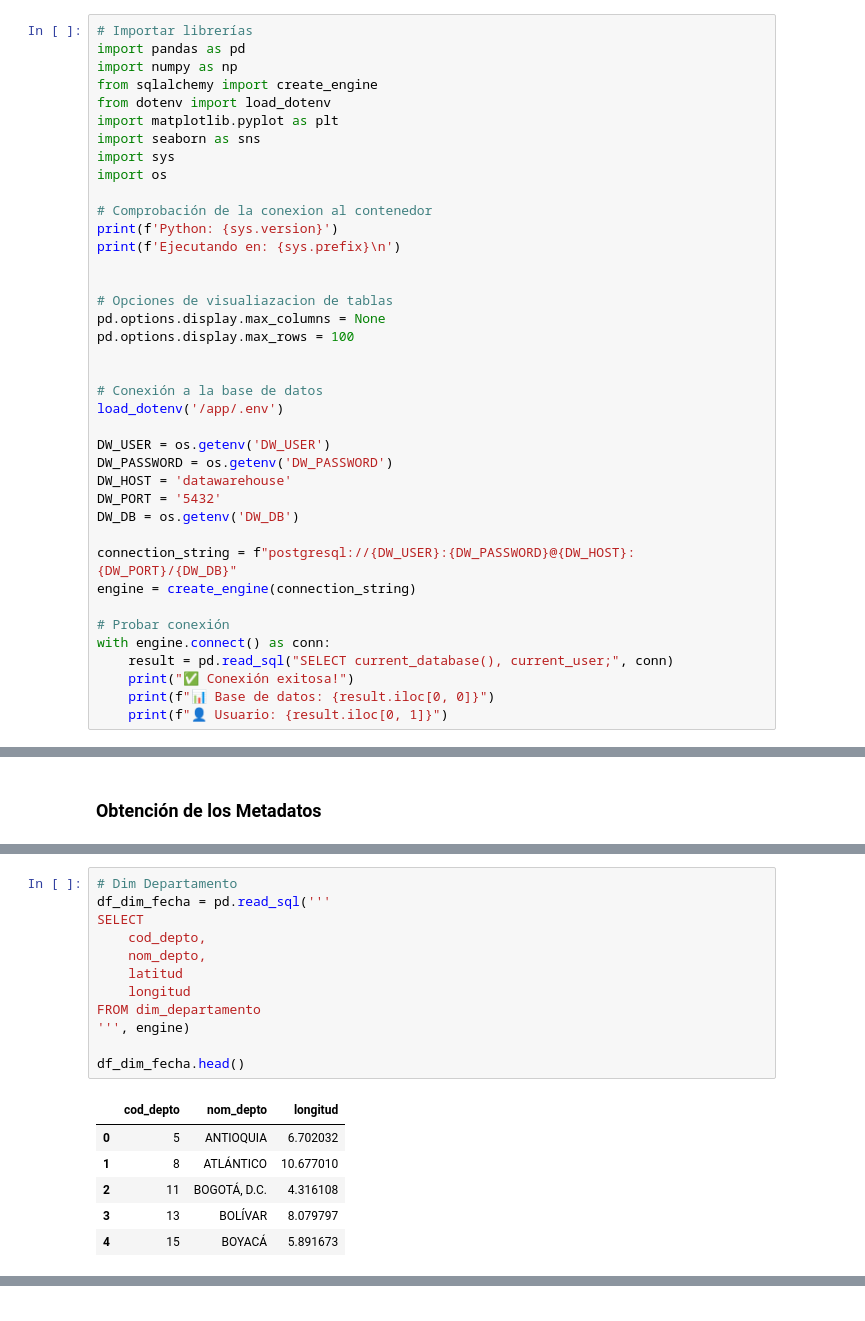
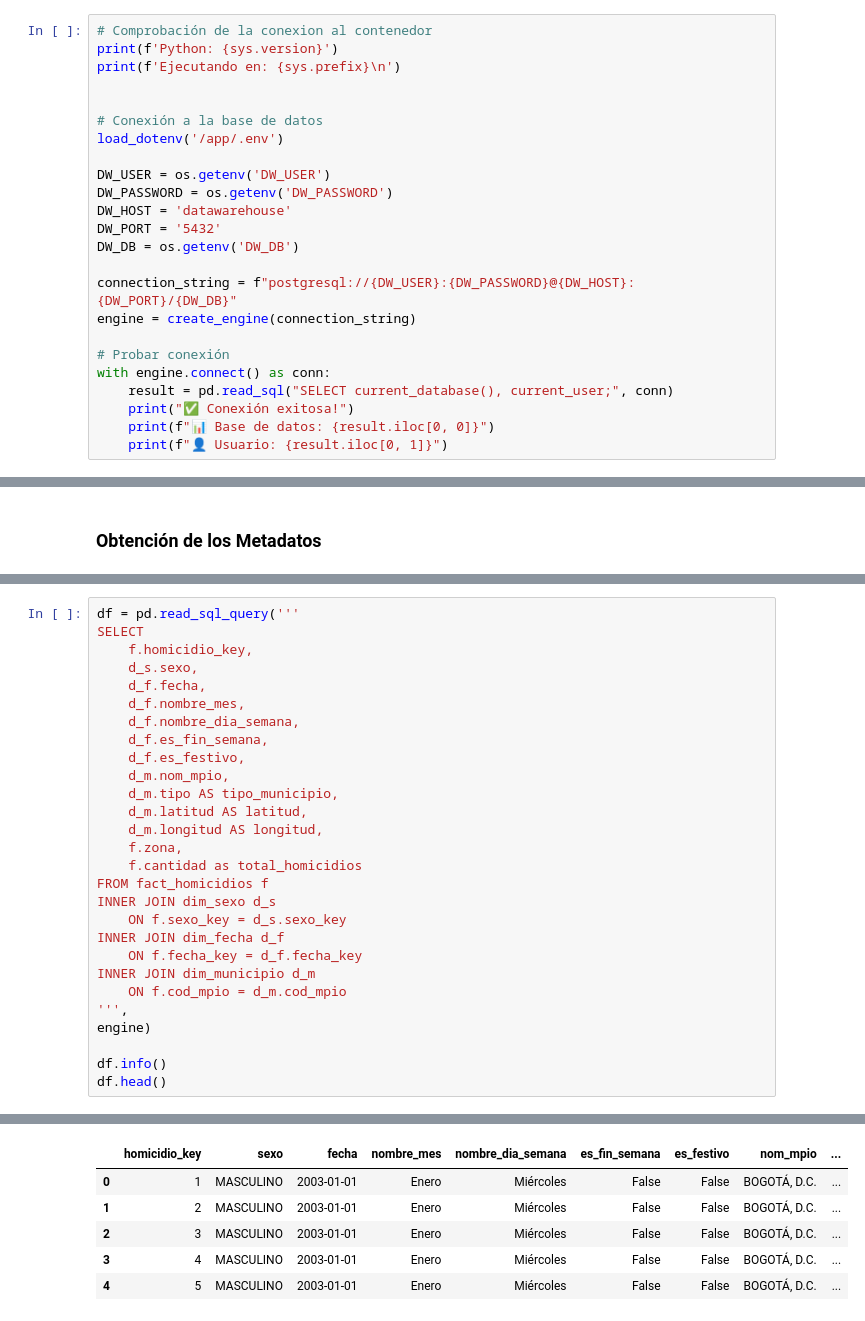
Before and after one commit to deleonray314/ML-Homicidios, a Jupyter notebook: notebooks/EDA.ipynb, the cells around one changed output, grey strips where cells are left out. Saved outputs shown, nothing was run; the diff lists cells and outputs as text.

```diff
--- a/notebooks/EDA.ipynb
+++ b/notebooks/EDA.ipynb
@@ -15,22 +58,7 @@
 # %%
-# Importar librerías
-import pandas as pd
-import numpy as np
-from sqlalchemy import create_engine
-from dotenv import load_dotenv
-import matplotlib.pyplot as plt
-import seaborn as sns
-import sys
-import os
-
 # Comprobación de la conexion al contenedor
 print(f'Python: {sys.version}')
 print(f'Ejecutando en: {sys.prefix}\n')
-
-
-# Opciones de visualiazacion de tablas
-pd.options.display.max_columns = None
-pd.options.display.max_rows = 100
 
 
 # Conexión a la base de datos
@@ -169,19 +124,29 @@ Total de columnas: 9
-# %%
-# Dim Departamento
-df_dim_fecha = pd.read_sql('''
-SELECT
-    cod_depto,
-    nom_depto,
-    latitud
-    longitud
-FROM dim_departamento
-''', engine)
-
-df_dim_fecha.head()
-# %% [output]
-|  | cod_depto | nom_depto | longitud |
-| 0 | 5 | ANTIOQUIA | 6.702032 |
-| 1 | 8 | ATLÁNTICO | 10.677010 |
-| 2 | 11 | BOGOTÁ, D.C. | 4.316108 |
-| 3 | 13 | BOLÍVAR | 8.079797 |
-| 4 | 15 | BOYACÁ | 5.891673 |
+# %%
+df = pd.read_sql_query('''
+SELECT
+    f.homicidio_key,
+    d_s.sexo,
+    d_f.fecha,
+    d_f.nombre_mes,
+    d_f.nombre_dia_semana,
+    d_f.es_fin_semana,
+    d_f.es_festivo,
+    d_m.nom_mpio,
+    d_m.tipo AS tipo_municipio,
+    d_m.latitud AS latitud,
+    d_m.longitud AS longitud,
+    f.zona,
+    f.cantidad as total_homicidios
+FROM fact_homicidios f
+INNER JOIN dim_sexo d_s
+    ON f.sexo_key = d_s.sexo_key
+INNER JOIN dim_fecha d_f
+    ON f.fecha_key = d_f.fecha_key
+INNER JOIN dim_municipio d_m
+    ON f.cod_mpio = d_m.cod_mpio
+''',
+engine)
+
+df.info()
+df.head()
+# %% [output]
@@ -188 +173,7 @@ df_dim_fecha.head()
+|  | homicidio_key | sexo | fecha | nombre_mes | nombre_dia_semana | es_fin_semana | es_festivo | nom_mpio | ... |
+| 0 | 1 | MASCULINO | 2003-01-01 | Enero | Miércoles | False | False | BOGOTÁ, D.C. | ... |
+| 1 | 2 | MASCULINO | 2003-01-01 | Enero | Miércoles | False | False | BOGOTÁ, D.C. | ... |
+| 2 | 3 | MASCULINO | 2003-01-01 | Enero | Miércoles | False | False | BOGOTÁ, D.C. | ... |
+| 3 | 4 | MASCULINO | 2003-01-01 | Enero | Miércoles | False | False | BOGOTÁ, D.C. | ... |
+| 4 | 5 | MASCULINO | 2003-01-01 | Enero | Miércoles | False | False | BOGOTÁ, D.C. | ... |
 # %% [markdown]
```
Also changed, not shown: parts of 27 cells of this notebook, 8 other files.
